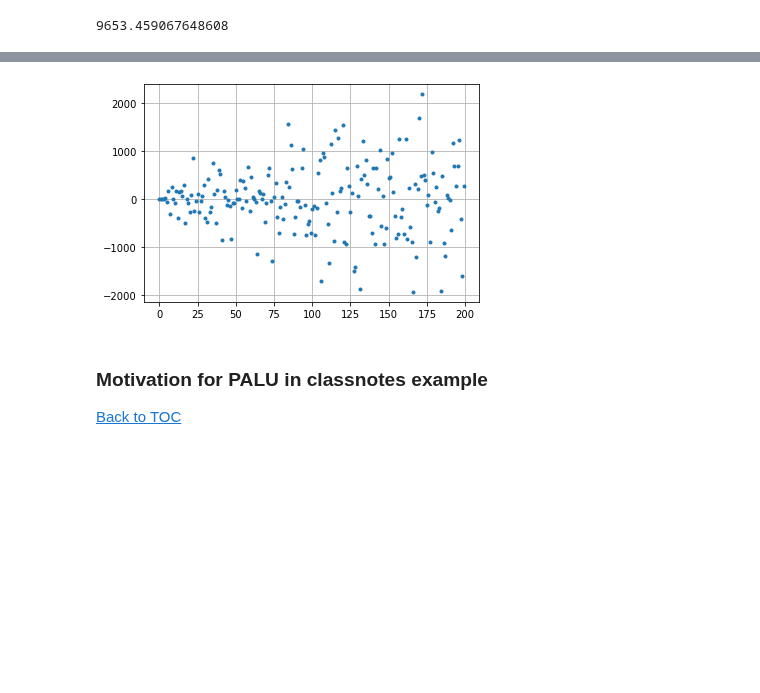
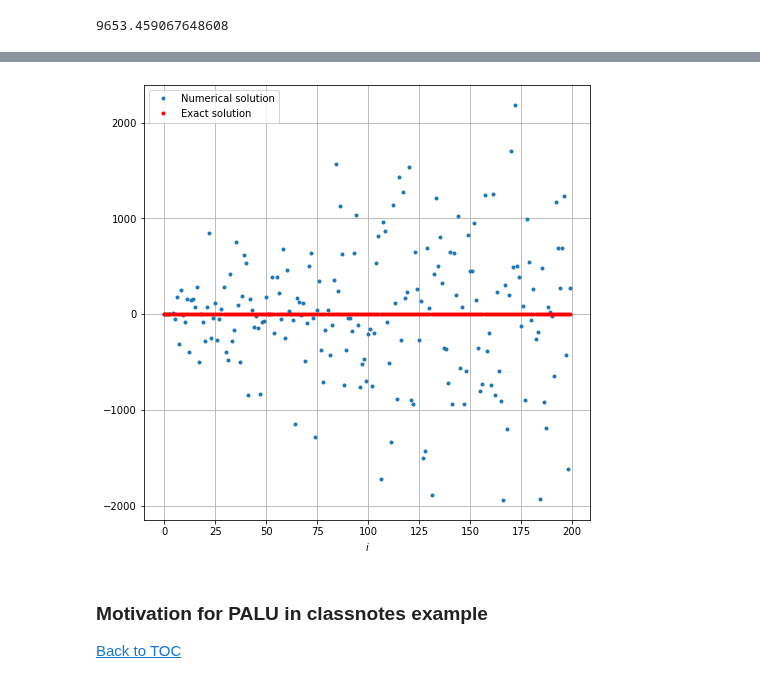
Before and after one commit to tclaudioe/Scientific-Computing, a Jupyter notebook: SC1v2/04a_linear_systems_of_equations.ipynb, the cells around one changed output, grey strips where cells are left out. Drawn from its saved outputs; the diff is of its cells as text; code cells hidden in the pictures; blank space fills up the shorter version.

```diff
--- a/SC1v2/04a_linear_systems_of_equations.ipynb
+++ b/SC1v2/04a_linear_systems_of_equations.ipynb
@@ -696,0 +709,10 @@ $\dfrac{1}{\kappa(A)}\dfrac{\|\mathbf{b}-A\,\mathbf{x}_a\|}{\|\mathbf{b}\|} \leq
+# %%
+n=200
+# Generating matrix
+A=hilbert(n)
+# Defining the 'exact' solution
+x_exact=np.ones(n)
+# If we know the exact solution, we can compute the RHS just by multiplying 'A' by 'x_exact'
+b= A @ x_exact
+# Using the NumPy routine to solve the linear system of equations.
+x=np.linalg.solve(A,b)
@@ -751,10 +763,13 @@ np.max(np.abs(x))
 # %%
-plt.figure()
-plt.plot(x,'.')
+plt.figure(figsize=(8,8))
+plt.plot(x,'.',label='Numerical solution')
+plt.plot(x_exact,'r.', label='Exact solution')
 plt.grid(True)
+plt.xlabel('$i$')
+plt.legend(loc='best')
 plt.show()
 # %% [output]
-[figure, old version]
+[figure, new version]
 # %% [markdown]
 <div id='classnotesPaluExample' />
 
```
Also changed, not shown: parts of 28 cells of this notebook, 2 other files.
